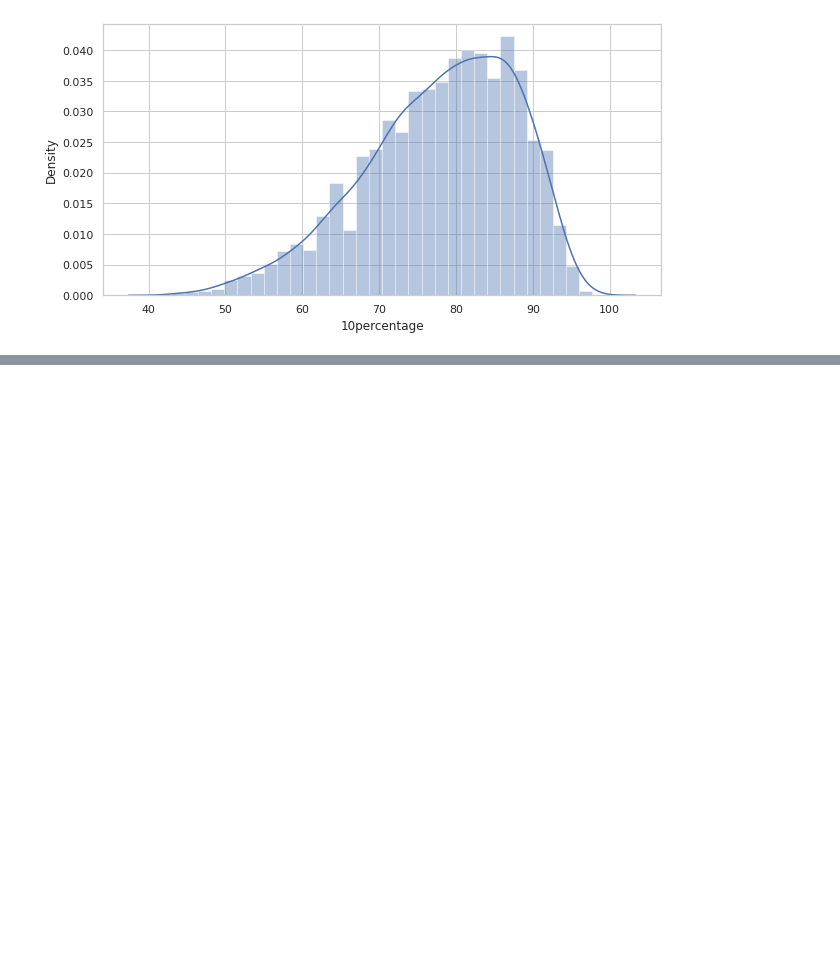
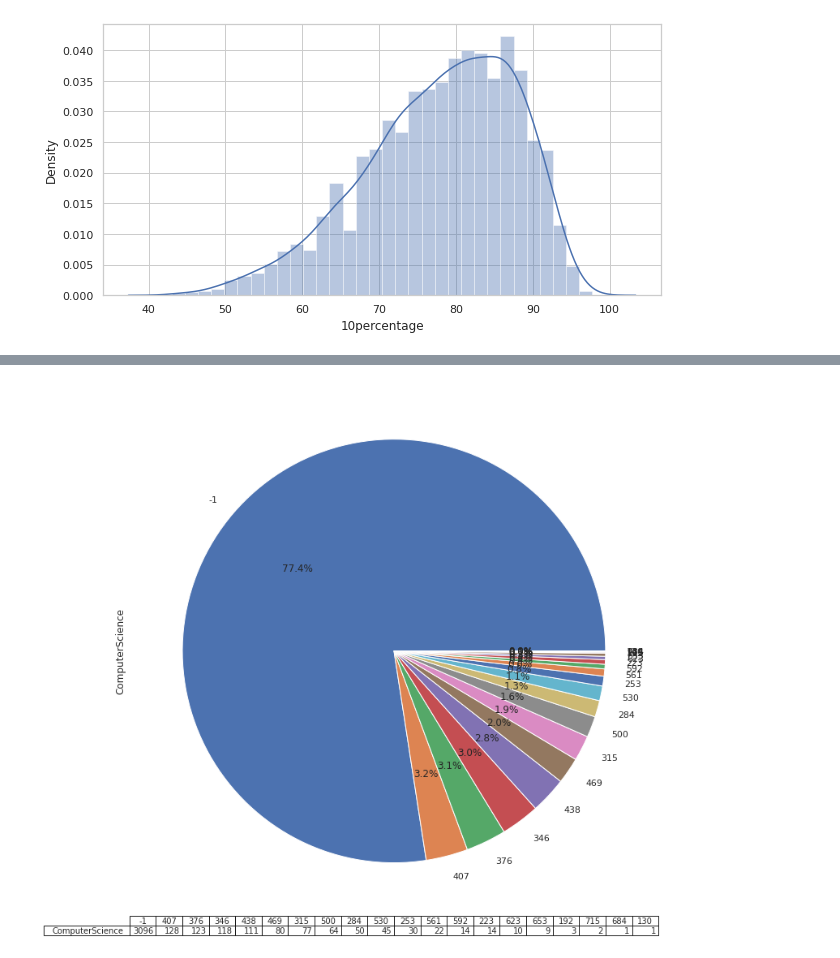
Before and after one commit to CodeWithSridhar/Innomatics-Internship, a Jupyter notebook: Task11_Exploratory_Data_Analysis(EDA).ipynb, the cells around one changed output, grey strips where cells are left out. Saved outputs shown, nothing was run; the diff lists cells and outputs as text; code cells hidden in the pictures; blank space fills up the shorter version.

```diff
--- a/Task11_Exploratory_Data_Analysis(EDA).ipynb
+++ b/Task11_Exploratory_Data_Analysis(EDA).ipynb
@@ -573,0 +603,7 @@ plt.show()
+# %%
+#  Computer Science
+plt.figure(figsize=(12,12))
+data.ComputerScience.value_counts().plot(kind='pie',table = True,autopct='%1.1f%%')
+plt.show()
+# %% [output]
+[figure, added]
```
Also changed, not shown: parts of 15 cells of this notebook.
